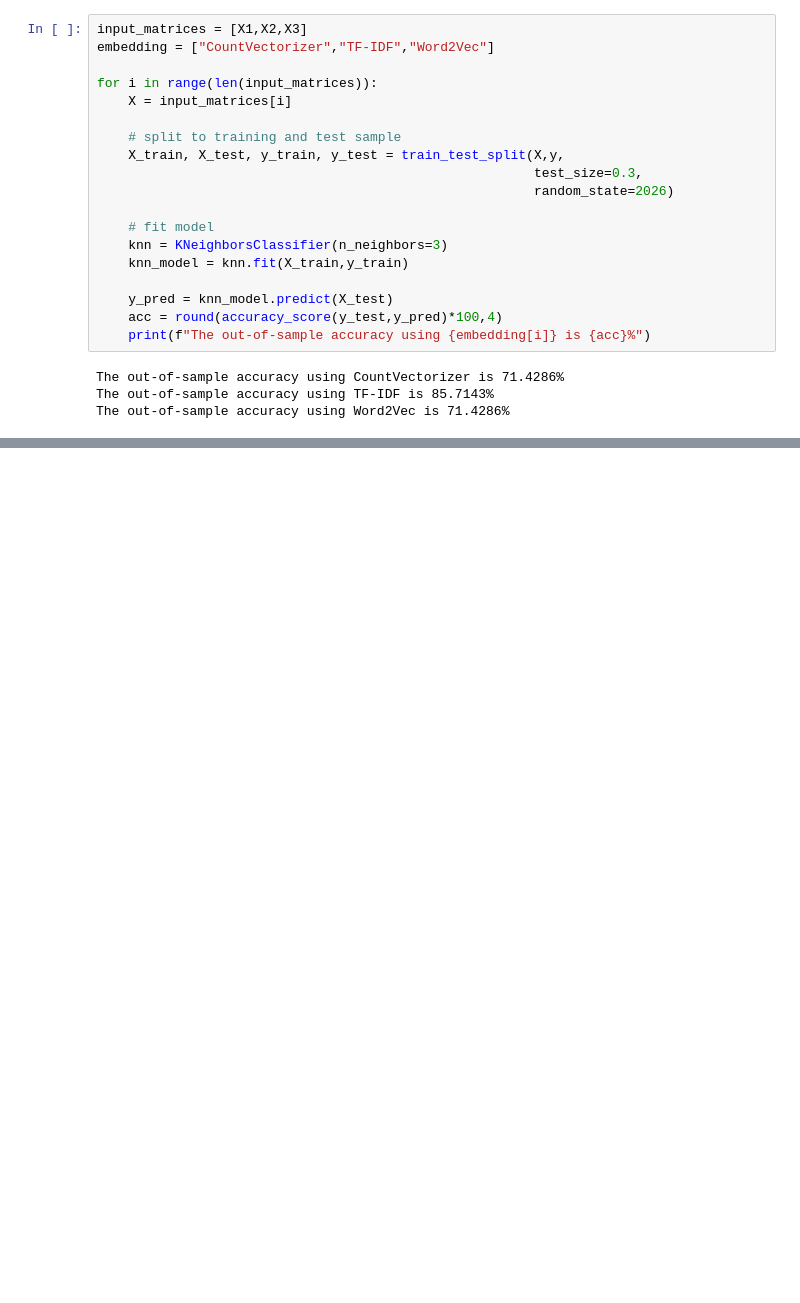
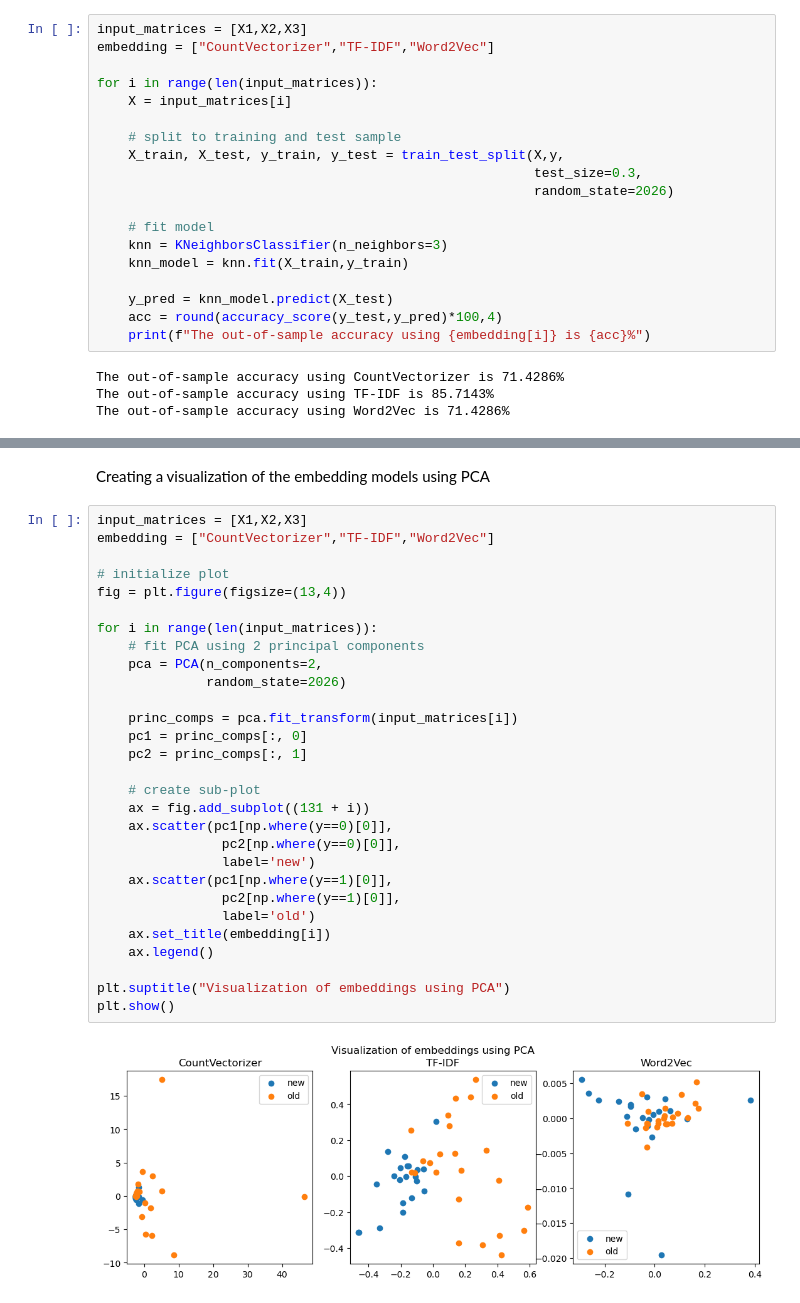
Before and after one commit to leventekim/hun-classify, a Jupyter notebook: scripts/1_hun_classifier.ipynb, the cells around one changed output, grey strips where cells are left out. Cells and saved outputs as stored; diff of their text form; blank space fills up the shorter version.

```diff
--- a/scripts/1_hun_classifier.ipynb
+++ b/scripts/1_hun_classifier.ipynb
@@ -322,0 +354,33 @@ The out-of-sample accuracy using Word2Vec is 71.4286%
+# %% [markdown]
+Creating a visualization of the embedding models using PCA
+# %%
+input_matrices = [X1,X2,X3]
+embedding = ["CountVectorizer","TF-IDF","Word2Vec"]
+
+# initialize plot
+fig = plt.figure(figsize=(13,4))
+
+for i in range(len(input_matrices)):
+    # fit PCA using 2 principal components
+    pca = PCA(n_components=2,
+              random_state=2026)
+
+    princ_comps = pca.fit_transform(input_matrices[i])
+    pc1 = princ_comps[:, 0]
+    pc2 = princ_comps[:, 1]
+
+    # create sub-plot
+    ax = fig.add_subplot((131 + i))
+    ax.scatter(pc1[np.where(y==0)[0]],
+                pc2[np.where(y==0)[0]],
+                label='new')
+    ax.scatter(pc1[np.where(y==1)[0]],
+                pc2[np.where(y==1)[0]],
+                label='old')
+    ax.set_title(embedding[i])
+    ax.legend()
+
+plt.suptitle("Visualization of embeddings using PCA")
+plt.show()
+# %% [output]
+[figure, added]
```
Also changed, not shown: parts of 4 cells of this notebook.
